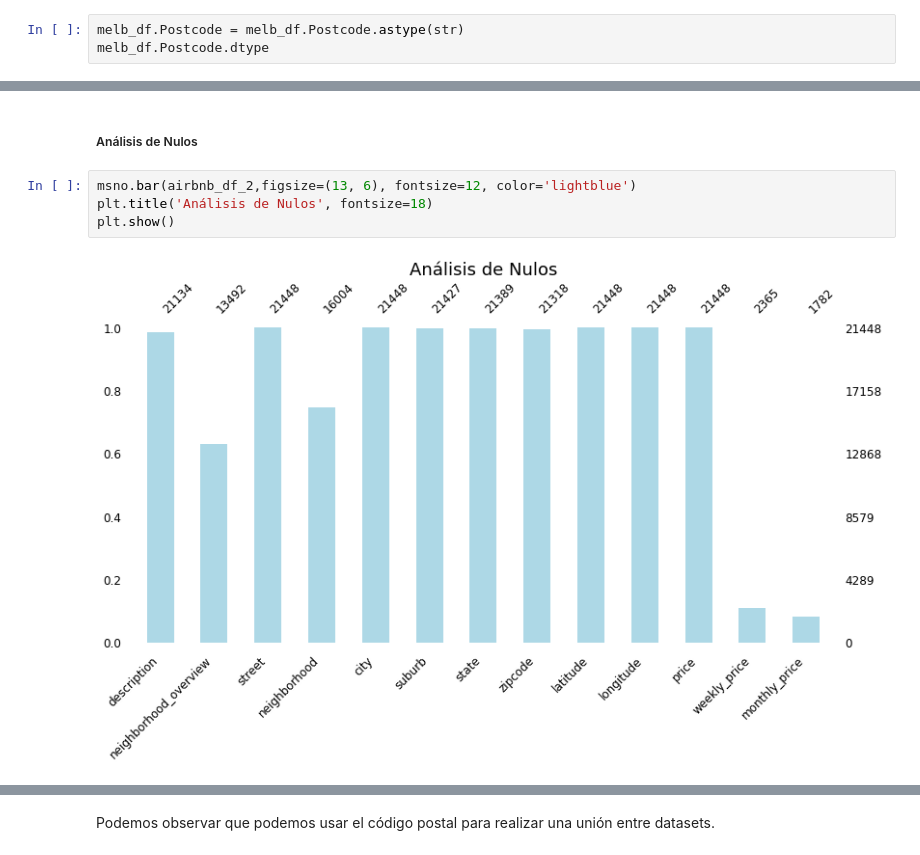
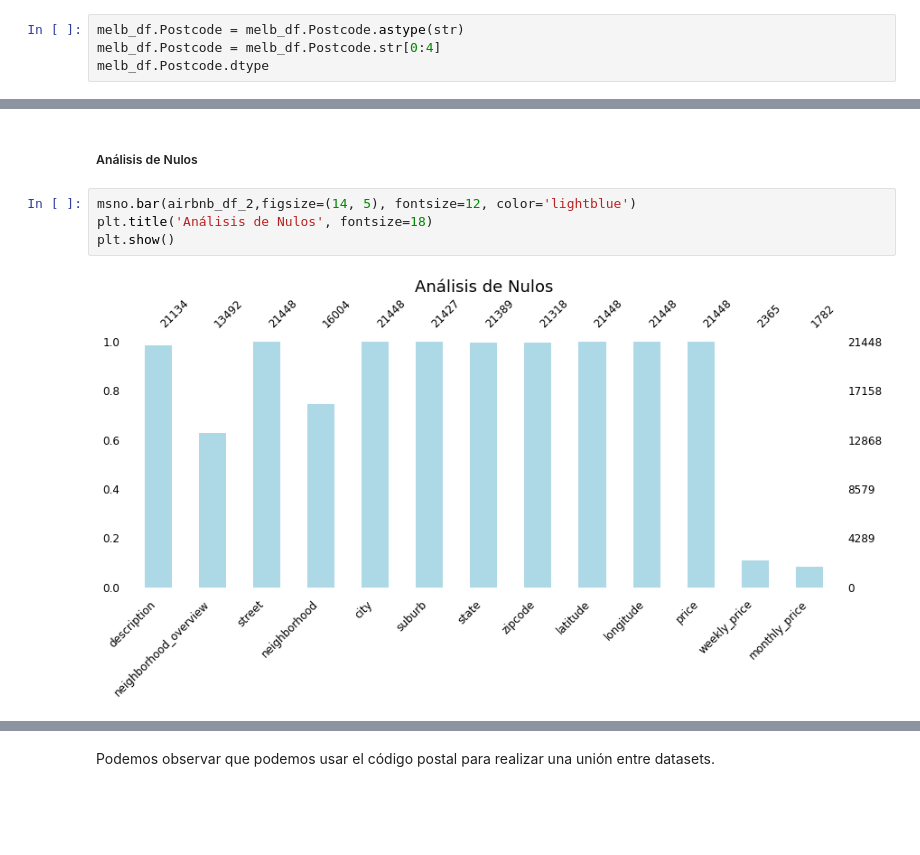
Before and after one commit to JIBarrionuevoGaltier/DiploDatos2021_Grupo_4, a Jupyter notebook: 02_EyCD/Entregable_Parte_1.ipynb, the cells around one changed output, grey strips where cells are left out. Drawn from its saved outputs; the diff is of its cells as text; blank space fills up the shorter version.

```diff
--- a/02_EyCD/Entregable_Parte_1.ipynb
+++ b/02_EyCD/Entregable_Parte_1.ipynb
@@ -155,6 +155,7 @@ array([3067., 3042., 3206., 3078., 3018., 3025., 3143., 3032., 3147.,
 Como el código postal no es una variable cuantitativa, por lo que para asegurar que sea categórica/cualitativa, la transformamos en tipo de datos String
 # %%
 melb_df.Postcode = melb_df.Postcode.astype(str)
+melb_df.Postcode = melb_df.Postcode.str[0:4]
 melb_df.Postcode.dtype
 # %% [output]
 dtype('O')
@@ -1015,9 +1038,9 @@ Name: zipcode, Length: 21448, dtype: object
 # %% [markdown]
 ##### Análisis de Nulos
 # %%
-msno.bar(airbnb_df_2,figsize=(13, 6), fontsize=12, color='lightblue')
+msno.bar(airbnb_df_2,figsize=(14, 5), fontsize=12, color='lightblue')
 plt.title('Análisis de Nulos', fontsize=18)
 plt.show()
 # %% [output]
-[figure, old version]
+[figure, new version]
 # %%
```
Also changed, not shown: parts of 32 cells of this notebook.
